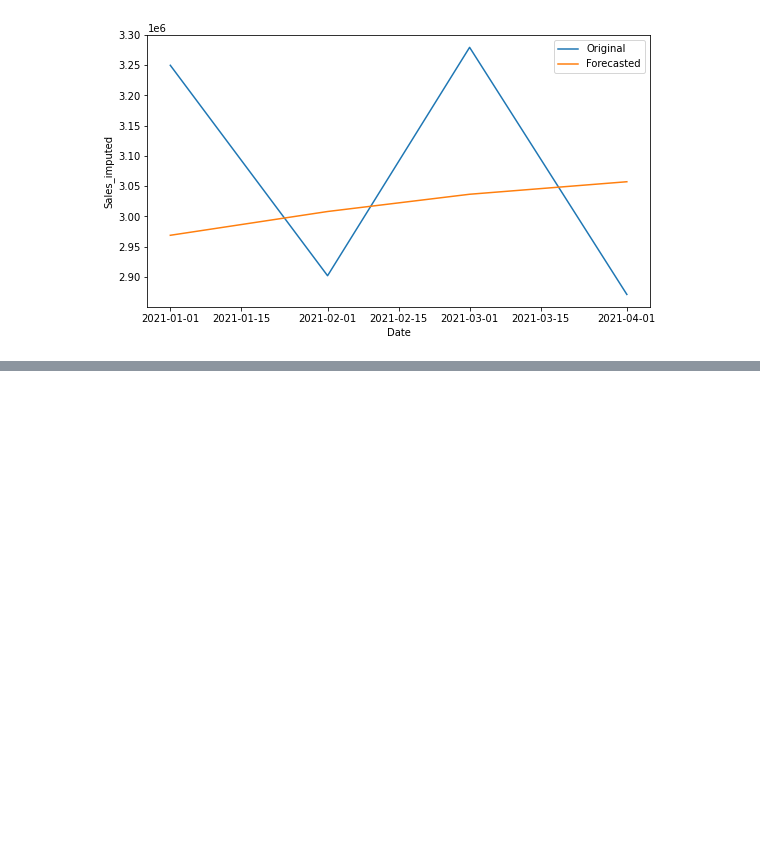
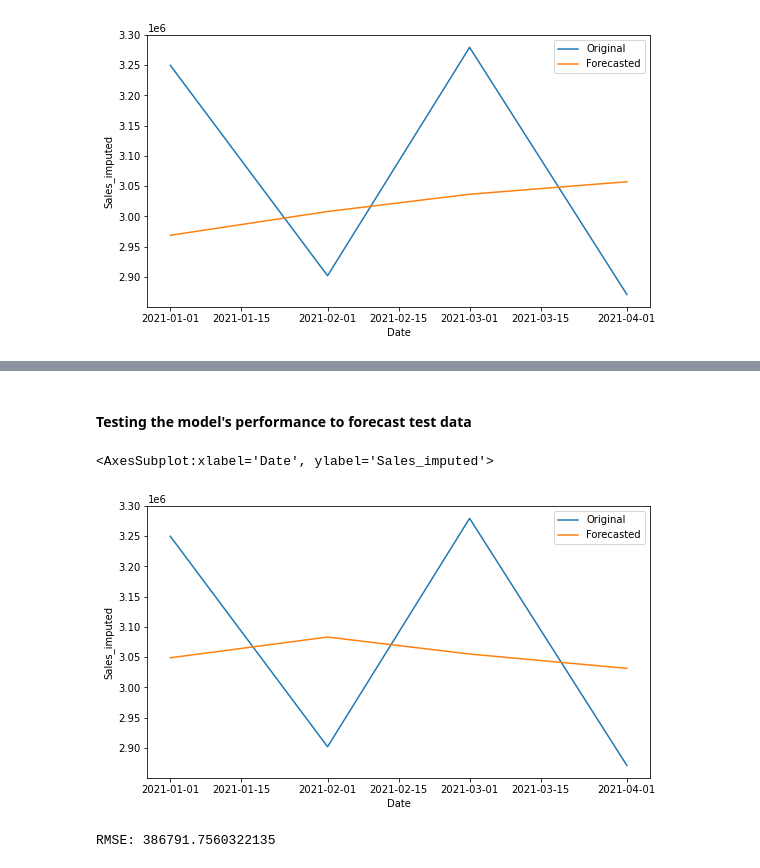
Before and after one commit to albrtwijaya/portfolio, a Jupyter notebook: IOD.ipynb, the cells around one changed output, grey strips where cells are left out. Cells and saved outputs as stored; diff of their text form; code cells hidden in the pictures; blank space fills up the shorter version.

```diff
--- a/IOD.ipynb
+++ b/IOD.ipynb
@@ -510,0 +359,17 @@ Based on the model's prediction, Denki Kobo will achieve a total of 30 million g
+# %% [markdown]
+#### Testing the model's performance to forecast test data
+# %%
+forecast_4mo = arima_model_fit.forecast(4, exog=df_dk_test_sales_per_month['Quarter'])
+
+plt.figure(figsize=(9,5))
+sns.lineplot(x='Date', y='Sales_imputed', data=df_dk_test_sales_per_month_indexed, label='Original')
+sns.lineplot(x=df_dk_test_sales_per_month_indexed.index, y=forecast_4mo.values, label='Forecasted')
+# %% [output]
+<AxesSubplot:xlabel='Date', ylabel='Sales_imputed'>
+[figure, added]
+# %%
+f = forecast_4mo.values
+a = df_dk_test_sales_per_month['Sales_imputed'].values
+print('RMSE:', math.sqrt(sum((a-f)**2)))
+# %% [output]
+RMSE: 386791.7560322135
```
Also changed, not shown: parts of 43 cells of this notebook.
